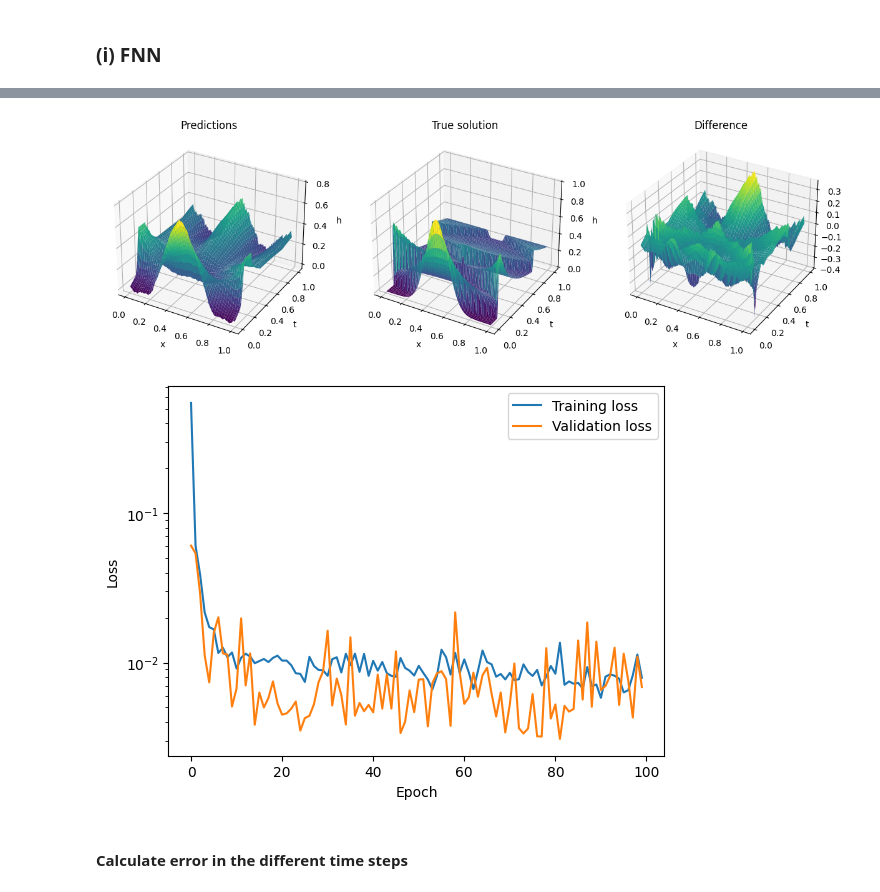
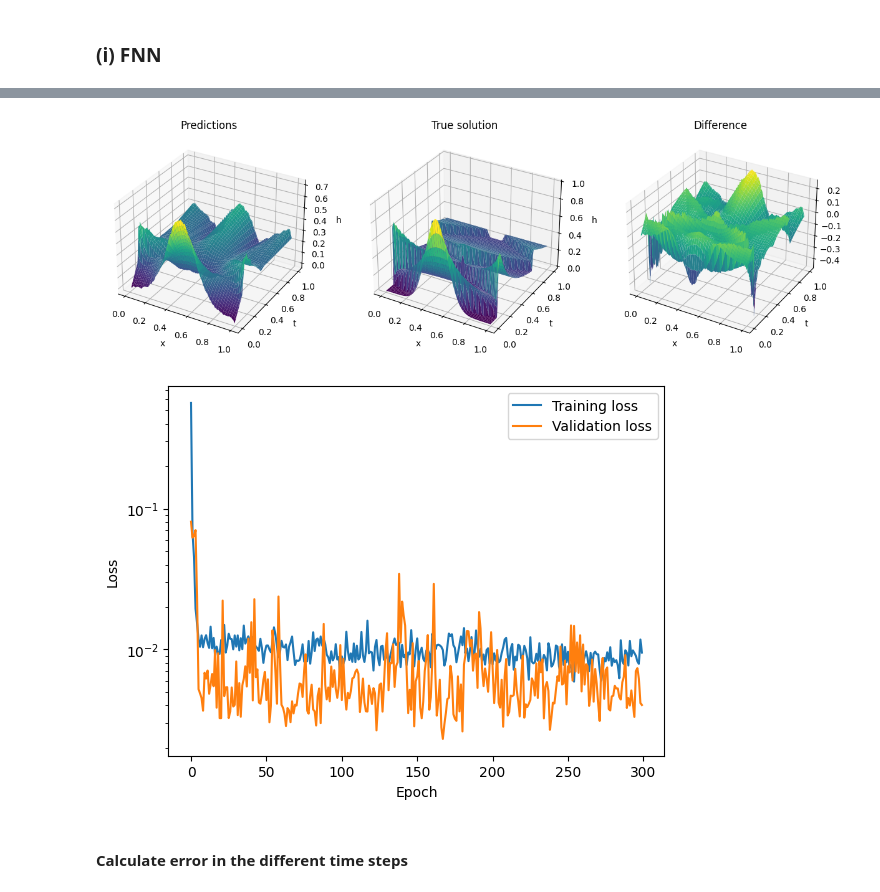
Before and after one commit to MelissaJessen/Shallow-Water-Equations, a Jupyter notebook: SWE-NN-FNO.ipynb, the cells around one changed output, grey strips where cells are left out. Saved outputs shown, nothing was run; the diff lists cells and outputs as text; code cells hidden in the pictures.

```diff
--- a/SWE-NN-FNO.ipynb
+++ b/SWE-NN-FNO.ipynb
@@ -104,7 +99,7 @@ optimizer = Adam(learning_rate=learning_rate)
 model.compile(optimizer=optimizer, loss='mean_squared_error')
 
 # Train the model
-history = model.fit(np.hstack([X_train, T_train]), h_train, epochs=100, batch_size=16, validation_split=0.2)
+history = model.fit(np.hstack([X_train, T_train]), h_train, epochs=300, batch_size=16, validation_split=0.2)
 
 # Evaluate the model on the test data
 loss = model.evaluate(np.hstack([X_test, T_test]), h_test)
@@ -138,7 +133,7 @@ ax.set_ylabel('t')
 ax.set_zlabel('h')
 
 if save:
-    plt.savefig('plots/NN_predictions.png')
+    plt.savefig('plots/NN_predictions.pdf', format='pdf')
 
 plt.show()
 
@@ -164,4 +160,4 @@ Test loss: 0.015742812305688858
-[figure, old version]
+[figure, new version]
 # %%
 # Plot the training and validation loss
 plt.semilogy(history.history['loss'], label='Training loss')
@@ -171,13 +167,13 @@ plt.xlabel('Epoch')
 plt.ylabel('Loss')
 
 if save:
-    plt.savefig('plots/NN_loss_train_val.png')
+    plt.savefig('plots/NN_loss_train_val.pdf', format='pdf')
 
 plt.show()
 
 plt.show()
 # %% [output]
-[figure, old version]
+[figure, new version]
 # %% [markdown]
 #### Calculate error in the different time steps
 # %%
```
Also changed, not shown: parts of 32 cells of this notebook, 46 other files.
